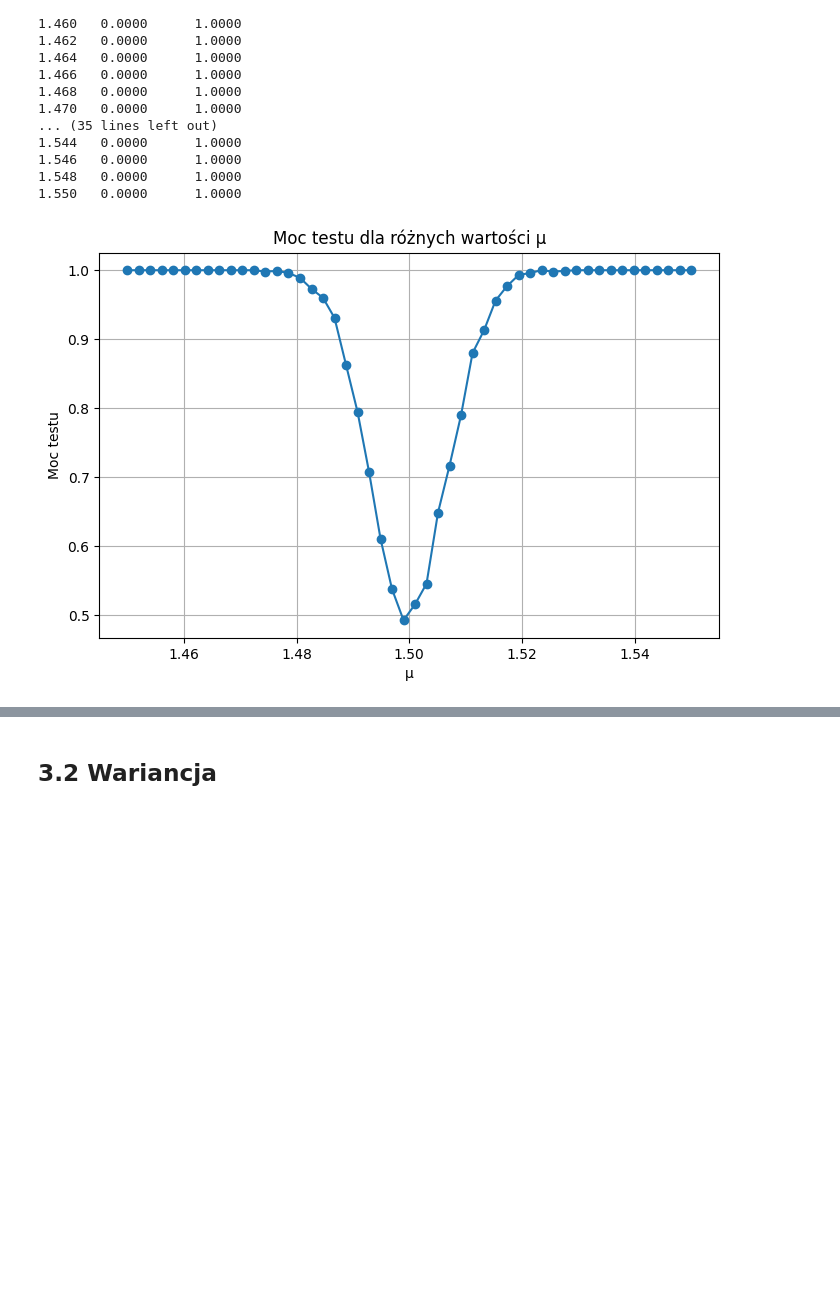
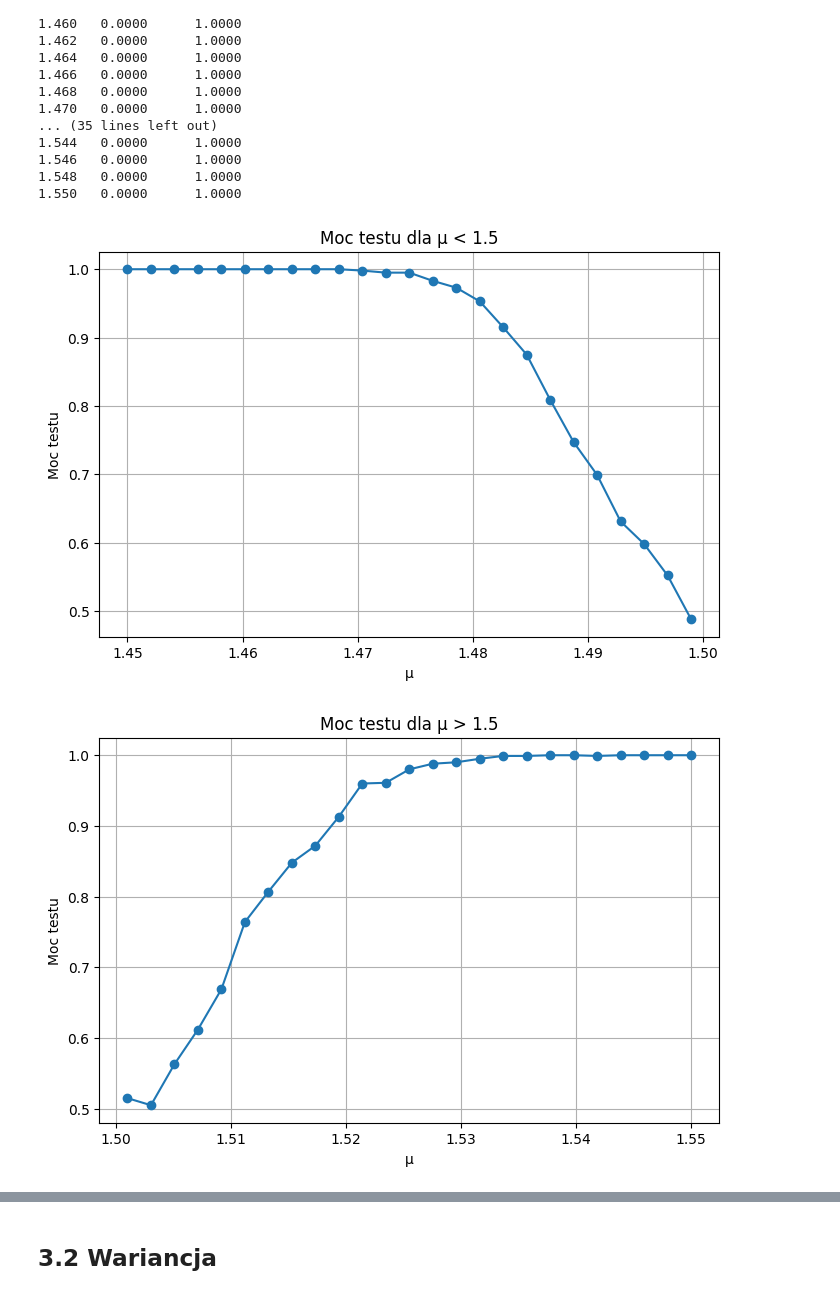
Before and after one commit to PiotrNicewicz/raport_statystyka_2, a Jupyter notebook: Raport_2.ipynb, the cells around one changed output, grey strips where cells are left out. Cells and saved outputs as stored; diff of their text form; code cells hidden in the pictures; blank space fills up the shorter version.

Commit message:
ADD BoxPlot, Mi histogram

```diff
--- a/Raport_2.ipynb
+++ b/Raport_2.ipynb
@@ -516,14 +516,16 @@ def calc_odrzucenia(alpha, mu0 = 1.5, sigma = 0.2):
             odrzucenia += 1
 
     blad_I = odrzucenia / N
+    return blad_I
 
-    print(f"Błąd I rodzaju = {blad_I:.4f}, Alpha = {alpha}")
+
 for a in alpha:
-    calc_odrzucenia(a)
-odrzut_m =[]
-for i in range(M):
-    m = calc_odrzucenia(0.05)
-    odrzut_m.append(m)
-srednia = np.mean(odrzut_m)
-print(f"średnia Błędu I rodzaju w 200 próbach = {srednia}, Alpha = 0.05")
+    odrzut_m =[]
+    for i in range(M):
+        m = calc_odrzucenia(a)
+        odrzut_m.append(m)
+    srednia = np.mean(odrzut_m)
+    print(f"średnia Błędu I rodzaju w {M} próbach = {srednia:<10.4f}, Alpha = {a:<10.3f}")
+    plt.boxplot(odrzut_m)
+    plt.show()
 # %% [output]
@@ -593,15 +589,52 @@ for mu, beta, moc in zip(mu_alt, beta_lista, moc_lista):
 1.548   0.0000      1.0000
 1.550   0.0000      1.0000
 # %%
+mi_h1_mniej = []
+moc_h1_mniej = []
+
+mi_h1_wiece = []
+moc_h1_wiece = []
+
+k = int(len(mu_alt)/2)
+for i in range(k):
+    mi_h1_mniej.append(mu_alt[i])
+    moc_h1_mniej.append(moc_lista[i])
+
+    mi_h1_wiece.append([mu_alt[i+k]])
+    moc_h1_wiece.append([moc_lista[i+k]])
+
+
+plt.figure(figsize=(8, 5))
+plt.plot(mi_h1_mniej, moc_h1_mniej, marker="o")
+
+plt.xlabel("μ")
+plt.ylabel("Moc testu")
+plt.title("Moc testu dla μ < 1.5")
+plt.grid(True)
+
+plt.show()
+
+
+plt.figure(figsize=(8, 5))
+plt.plot(mi_h1_wiece, moc_h1_wiece, marker="o")
+
+plt.xlabel("μ")
+plt.ylabel("Moc testu")
+plt.title("Moc testu dla μ > 1.5")
+plt.grid(True)
+
+plt.show()
+
 plt.figure(figsize=(8, 5))
 
 plt.plot(mu_alt, moc_lista, marker="o")
 
 plt.xlabel("μ")
 plt.ylabel("Moc testu")
 plt.title("Moc testu dla różnych wartości μ")
 plt.grid(True)
 
 plt.show()
 # %% [output]
-[figure, old version]
+[figure, new version]
+[figure, added]
```
Also changed, not shown: parts of 6 cells of this notebook.
